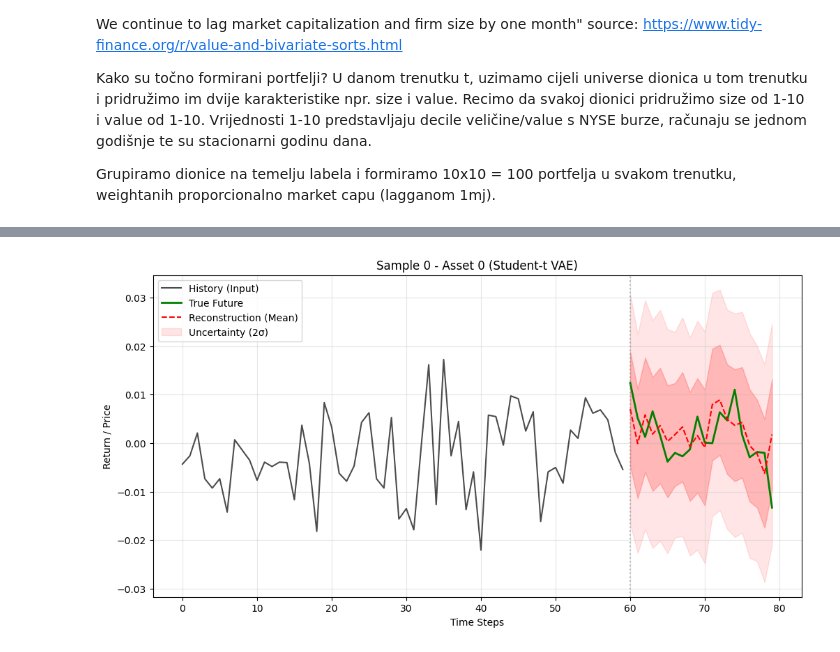
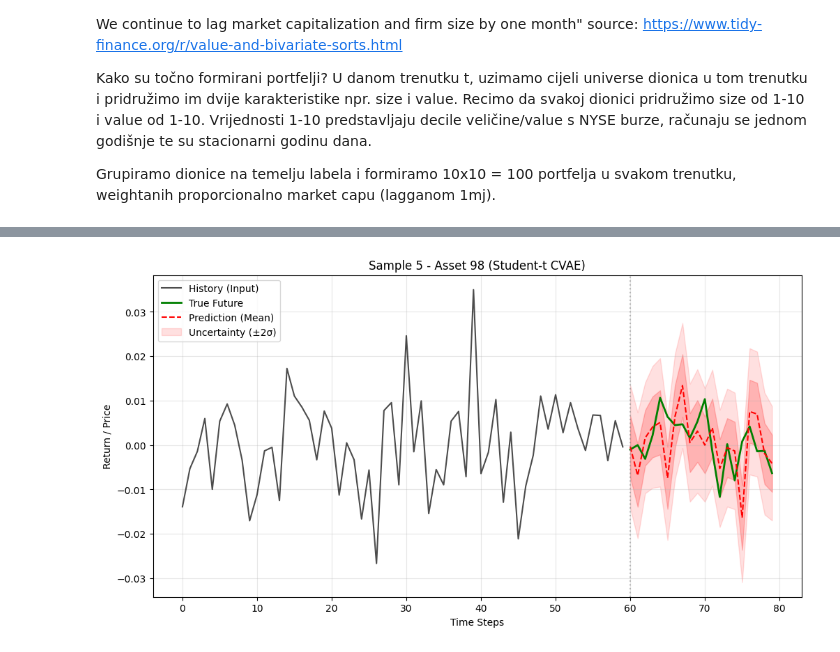
Before and after one commit to evucelic/Diplomski-Projekt, a Jupyter notebook: main.ipynb, the cells around one changed output, grey strips where cells are left out. Drawn from its saved outputs; the diff is of its cells as text; code cells hidden in the pictures.

Commit message:
add conditional prior, make KLD between two student t distributions, conditional student t vae (student t posterior + student t conditional prior)

```diff
--- a/main.ipynb
+++ b/main.ipynb
@@ -255,3 +260,18 @@ def loss_function(recon_mu, recon_logsigma, x, z, mu, logvar, df_prior=3.0, df_d
+# %%
+def loss_function(x_future,
+                  recon_mu, recon_logsigma,
+                  q_dist, p_dist,
+                  df_data=4.0, beta=1.0,
+                  kl_samples=1000):
+    recon_per_item = recon_loss_student_t(
+        x_future, recon_mu, recon_logsigma, df_data=df_data
+    )                                               # (B,)
+
+    # per-item KL(q||p)
+    kl_per_item = kld_k3_per_item(q_dist, p_dist, n_samples=kl_samples)  # (B,)
+
+    total_loss = (recon_per_item + beta * kl_per_item).mean()
+    return total_loss, recon_per_item.mean(), kl_per_item.mean()
 # %%
 # --- HYPERPARAMETERS ---
 EPOCHS = 100
@@ -393,54 +441,56 @@ def get_latents(model, dataloader):
 # %%
-def plot_prediction(model, dataset, sample_idx=0, asset_idx=0):
+def plot_prediction(model, dataset, sample_idx=0, asset_idx=0, device=None):
     model.eval()
+    device = device or next(model.parameters()).device
+
     past_tensor, future_tensor = dataset[sample_idx]
-
-    past = past_tensor.unsqueeze(0).cuda()     # Shape: (1, 60, 100)
-    future = future_tensor.unsqueeze(0).cuda() # Shape: (1, 20, 100)
+    past = past_tensor.unsqueeze(0).to(device)      # (1, 60, 100)
+    future = future_tensor.unsqueeze(0).to(device)  # (1, 20, 100)
 
     with torch.no_grad():
-        recon_mu, recon_logsigma, mu, logvar, z = model(past, future)
-    history = past_tensor[:, asset_idx].cpu().numpy()
-    true_future = future_tensor[:, asset_idx].cpu().numpy()
+        result = model(past, future)
+        recon_mu = result["recon_mu"]               # (1, 20, 100)
+        recon_logsigma = result["recon_logsigma"]   # (1, 20, 100)
 
-    pred_mu = recon_mu.cpu().squeeze(0)[:, asset_idx].numpy()
+    history = past_tensor[:, asset_idx].cpu().numpy()       # (60,)
+    true_future = future_tensor[:, asset_idx].cpu().numpy() # (20,)
 
-    pred_logsigma = recon_logsigma.cpu().squeeze(0)[:, asset_idx].numpy()
-    pred_sigma = np.exp(pred_logsigma)
+    pred_mu = recon_mu.squeeze(0)[:, asset_idx].detach().cpu().numpy()  # (20,)
 
-    t_history = range(0, 60)
-    t_future = range(60, 80)
+    pred_sigma = (F.softplus(recon_logsigma) + 1e-4).squeeze(0)[:, asset_idx].detach().cpu().numpy()
+
+    t_history = range(0, len(history))
+    t_future = range(len(history), len(history) + len(true_future))
 
     plt.figure(figsize=(12, 6))
+    plt.plot(t_history, history, label="History (Input)", color="black", alpha=0.7)
+    plt.plot(t_future, true_future, label="True Future", color="green", linewidth=2)
+    plt.plot(t_future, pred_mu, label="Prediction (Mean)", color="red", linestyle="--")
 
-    plt.plot(t_history, history, label='History (Input)', color='black', alpha=0.7)
+    plt.fill_between(
+        t_future,
+        pred_mu - 2 * pred_sigma,
+        pred_mu + 2 * pred_sigma,
+        color="red", alpha=0.12, label="Uncertainty (±2σ)"
+    )
+    plt.fill_between(
+        t_future,
+        pred_mu - pred_sigma,
+        pred_mu + pred_sigma,
+        color="red", alpha=0.20
+    )
 
-    plt.plot(t_future, true_future, label='True Future', color='green', linewidth=2)
-
-    plt.plot(t_future, pred_mu, label='Reconstruction (Mean)', color='red', linestyle='--')
-
-    plt.fill_between(t_future,
-                     pred_mu - 2 * pred_sigma,
-                     pred_mu + 2 * pred_sigma,
-                     color='red', alpha=0.1, label='Uncertainty (2σ)')
-
-    plt.fill_between(t_future,
-                     pred_mu - pred_sigma,
-                     pred_mu + pred_sigma,
-                     color='red', alpha=0.2)
-
-    plt.title(f"Sample {sample_idx} - Asset {asset_idx} (Student-t VAE)")
-    plt.axvline(x=60, color='gray', linestyle=':', alpha=0.5)
-    plt.legend(loc='upper left')
+    plt.title(f"Sample {sample_idx} - Asset {asset_idx} (Student-t CVAE)")
+    plt.axvline(x=len(history), color="gray", linestyle=":", alpha=0.5)
+    plt.legend(loc="upper left")
     plt.grid(True, alpha=0.3)
     plt.xlabel("Time Steps")
     plt.ylabel("Return / Price")
     plt.show()
 
-# Run it
-plot_prediction(model, test_dataset, sample_idx=0, asset_idx=0)
+plot_prediction(model, test_dataset, sample_idx=5, asset_idx=98)
 # %% [output]
-[figure, old version]
+[figure, new version]
 # %%
 !pip install hmmlearn
 # %% [output]
```
Also changed, not shown: parts of 13 cells of this notebook.
